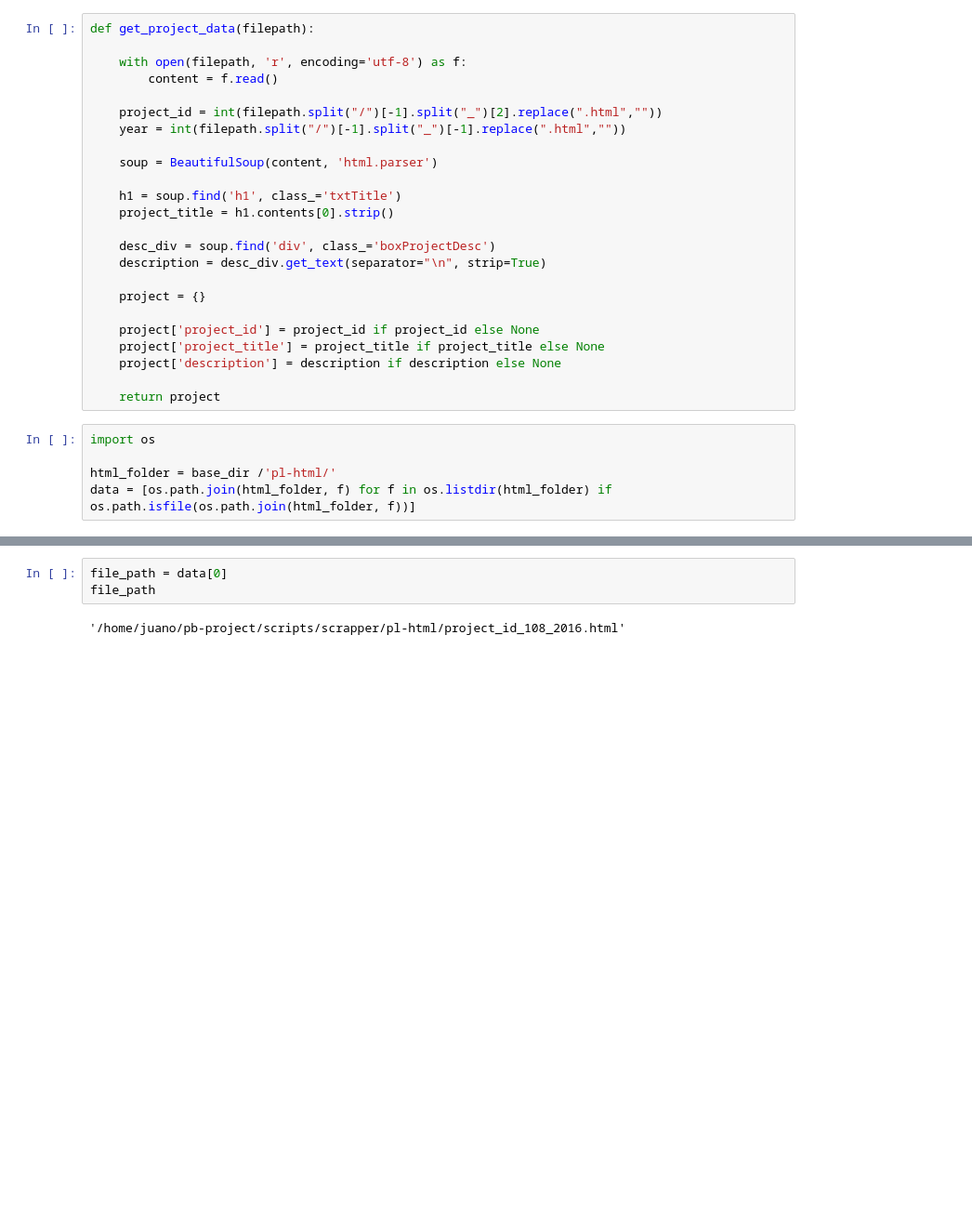
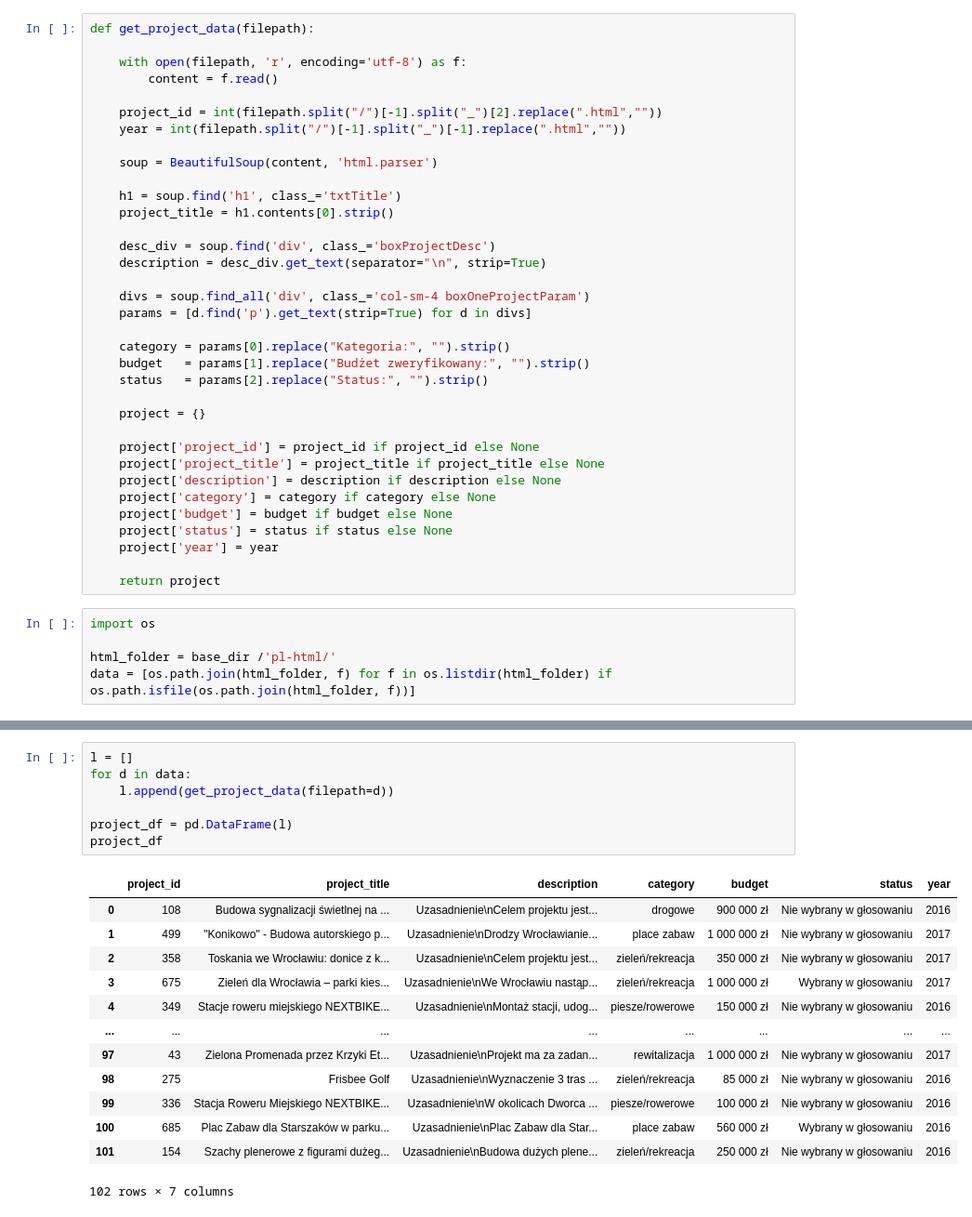
Before and after one commit to juano-/toulouse-pb-ia, a Jupyter notebook: scripts/scrapper/build_pl_url_dataset.ipynb, the cells around one changed output, grey strips where cells are left out. Shown at 93% size. Drawn from its saved outputs; the diff is of its cells as text; blank space fills up the shorter version.

```diff
--- a/scripts/scrapper/build_pl_url_dataset.ipynb
+++ b/scripts/scrapper/build_pl_url_dataset.ipynb
@@ -193,11 +220,22 @@ def get_project_data(filepath):
     desc_div = soup.find('div', class_='boxProjectDesc')
     description = desc_div.get_text(separator="\n", strip=True)
 
+    divs = soup.find_all('div', class_='col-sm-4 boxOneProjectParam')
+    params = [d.find('p').get_text(strip=True) for d in divs]
+
+    category = params[0].replace("Kategoria:", "").strip()
+    budget   = params[1].replace("Budżet zweryfikowany:", "").strip()
+    status   = params[2].replace("Status:", "").strip()
+
     project = {}
 
     project['project_id'] = project_id if project_id else None
     project['project_title'] = project_title if project_title else None
     project['description'] = description if description else None
+    project['category'] = category if category else None
+    project['budget'] = budget if budget else None
+    project['status'] = status if status else None
+    project['year'] = year
 
     return project
 # %%
@@ -208,5 +258,21 @@ data = [os.path.join(html_folder, f) for f in os.listdir(html_folder) if os.path
 # %%
-file_path = data[0]
-file_path
+l = []
+for d in data:
+    l.append(get_project_data(filepath=d))
+
+project_df = pd.DataFrame(l)
+project_df
 # %% [output]
+|  | project_id | project_title | description | category | budget | status | year |
+| 0 | 108 | Budowa sygnalizacji świetlnej na ... | Uzasadnienie\nCelem projektu jest... | drogowe | 900 000 zł | Nie wybrany w głosowaniu | 2016 |
+| 1 | 499 | "Konikowo" - Budowa autorskiego p... | Uzasadnienie\nDrodzy Wrocławianie... | place zabaw | 1 000 000 zł | Nie wybrany w głosowaniu | 2017 |
+| 2 | 358 | Toskania we Wrocławiu: donice z k... | Uzasadnienie\nCelem projektu jest... | zieleń/rekreacja | 350 000 zł | Nie wybrany w głosowaniu | 2017 |
+| 3 | 675 | Zieleń dla Wrocławia – parki kies... | Uzasadnienie\nWe Wrocławiu nastąp... | zieleń/rekreacja | 1 000 000 zł | Wybrany w głosowaniu | 2017 |
+| 4 | 349 | Stacje roweru miejskiego NEXTBIKE... | Uzasadnienie\nMontaż stacji, udog... | piesze/rowerowe | 150 000 zł | Nie wybrany w głosowaniu | 2016 |
+| ... | ... | ... | ... | ... | ... | ... | ... |
+| 97 | 43 | Zielona Promenada przez Krzyki Et... | Uzasadnienie\nProjekt ma za zadan... | rewitalizacja | 1 000 000 zł | Nie wybrany w głosowaniu | 2017 |
+| 98 | 275 | Frisbee Golf | Uzasadnienie\nWyznaczenie 3 tras ... | zieleń/rekreacja | 85 000 zł | Nie wybrany w głosowaniu | 2016 |
+| 99 | 336 | Stacja Roweru Miejskiego NEXTBIKE... | Uzasadnienie\nW okolicach Dworca ... | piesze/rowerowe | 100 000 zł | Nie wybrany w głosowaniu | 2016 |
+| 100 | 685 | Plac Zabaw dla Starszaków w parku... | Uzasadnienie\nPlac Zabaw dla Star... | place zabaw | 560 000 zł | Wybrany w głosowaniu | 2016 |
+| 101 | 154 | Szachy plenerowe z figurami dużeg... | Uzasadnienie\nBudowa dużych plene... | zieleń/rekreacja | 250 000 zł | Nie wybrany w głosowaniu | 2016 |
-'/home/juano/pb-project/scripts/scrapper/pl-html/project_id_108_2016.html'
+102 rows × 7 columns
```
Also changed, not shown: parts of 11 cells of this notebook, 30 other files.
